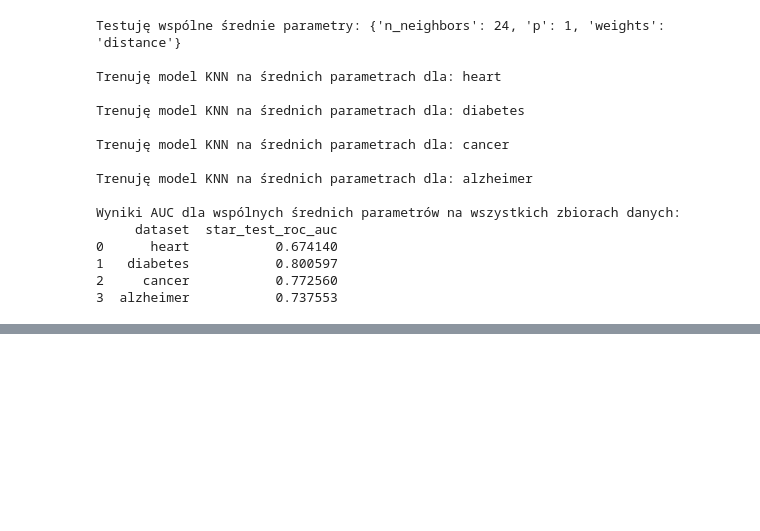
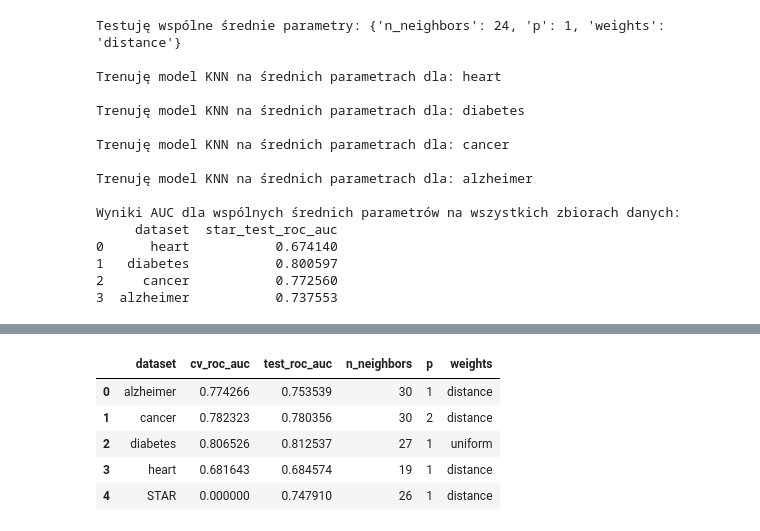
Before and after one commit to zielinskim04/HyperparameterTunability, a Jupyter notebook: knn.ipynb, the cells around one changed output, grey strips where cells are left out. Cells and saved outputs as stored; diff of their text form; code cells hidden in the pictures; blank space fills up the shorter version.

```diff
--- a/knn.ipynb
+++ b/knn.ipynb
@@ -221,0 +449,21 @@ results_df.to_csv("Results/knn_random_summary.csv", index=False)
+# %%
+# Tworzymy wiersz z mean_params
+mean_row = {
+    "dataset": "STAR",
+    "cv_roc_auc": 0,
+    "test_roc_auc":  mean_df["star_test_roc_auc"].mean(),
+    "n_neighbors": mean_params["n_neighbors"],
+    "p": mean_params["p"],
+    "weights": mean_params["weights"]
+}
+
+final_df = pd.concat([best_per_dataset, pd.DataFrame([mean_row])], ignore_index=True)
+# %%
+final_df
+# %% [output]
+|  | dataset | cv_roc_auc | test_roc_auc | n_neighbors | p | weights |
+| 0 | alzheimer | 0.774266 | 0.753539 | 30 | 1 | distance |
+| 1 | cancer | 0.782323 | 0.780356 | 30 | 2 | distance |
+| 2 | diabetes | 0.806526 | 0.812537 | 27 | 1 | uniform |
+| 3 | heart | 0.681643 | 0.684574 | 19 | 1 | distance |
+| 4 | STAR | 0.000000 | 0.747910 | 26 | 1 | distance |
```
Also changed, not shown: parts of 16 cells of this notebook, 5 other files.
